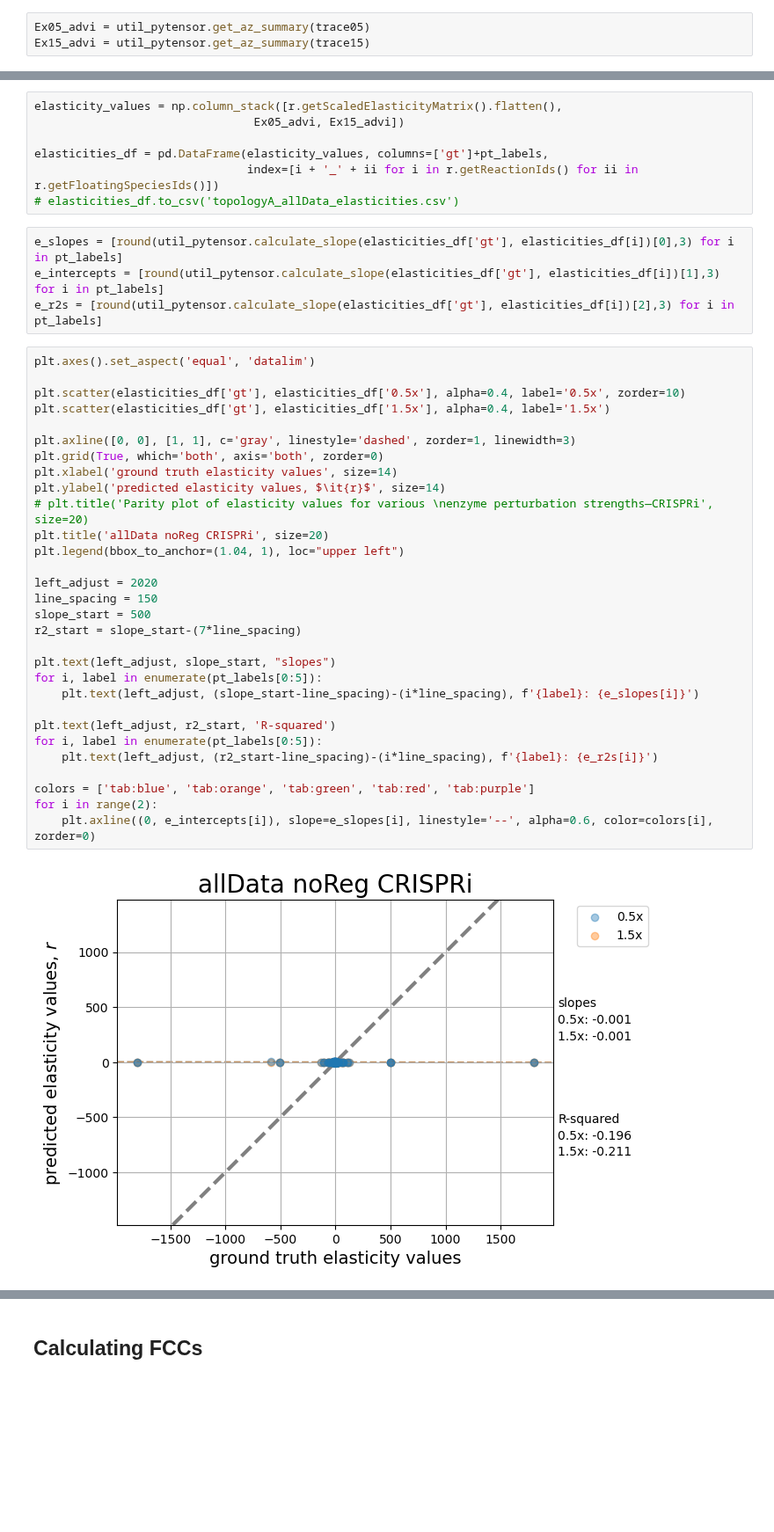
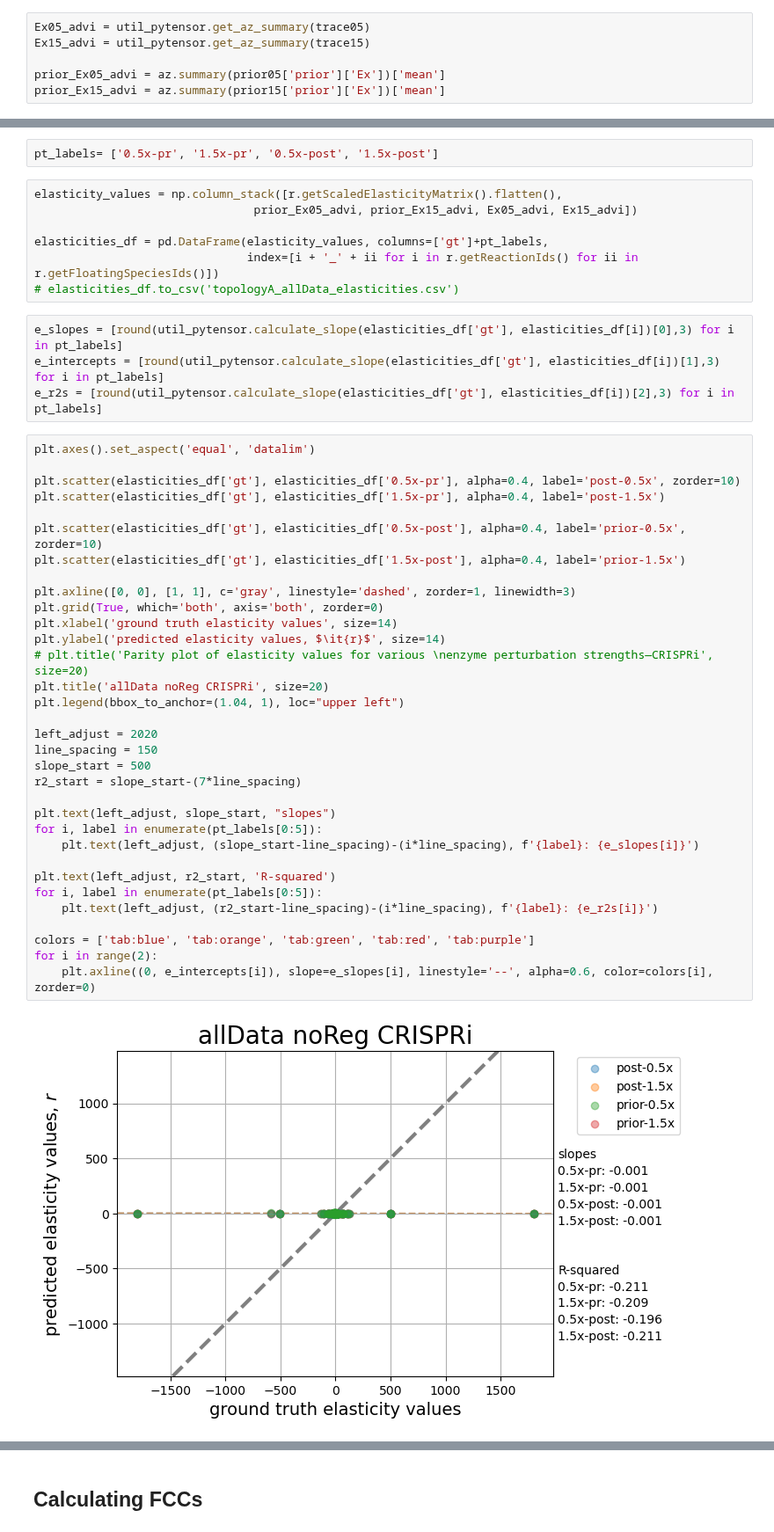
Before and after one commit to sys-bio/BMCA-pipeline, a Jupyter notebook: notebooks/topologyC/topologyC-omitInt10_emll.ipynb, the cells around one changed output, grey strips where cells are left out. Shown at 88% size. Drawn from its saved outputs; the diff is of its cells as text; blank space fills up the shorter version.

```diff
--- a/notebooks/topologyC/topologyC-omitInt10_emll.ipynb
+++ b/notebooks/topologyC/topologyC-omitInt10_emll.ipynb
@@ -268,6 +260,9 @@ Text(0.5, 0.98, 'BMCA on Topology C, 1.5x perturbation')
 # %%
 Ex05_advi = util_pytensor.get_az_summary(trace05)
 Ex15_advi = util_pytensor.get_az_summary(trace15)
+
+prior_Ex05_advi = az.summary(prior05['prior']['Ex'])['mean']
+prior_Ex15_advi = az.summary(prior15['prior']['Ex'])['mean']
 # %% [output]
 arviz - WARNING - Shape validation failed: input_shape: (1, 1000), minimum_shape: (chains=2, draws=4)
 arviz - WARNING - Shape validation failed: input_shape: (1, 1000), minimum_shape: (chains=2, draws=4)
@@ -274,6 +271,8 @@ arviz - WARNING - Shape validation failed: input_shape: (1, 1000), minimum_shape
+# %%
+pt_labels= ['0.5x-pr', '1.5x-pr', '0.5x-post', '1.5x-post']
 # %%
 elasticity_values = np.column_stack([r.getScaledElasticityMatrix().flatten(),
-                                Ex05_advi, Ex15_advi])
+                                prior_Ex05_advi, prior_Ex15_advi, Ex05_advi, Ex15_advi])
 
 elasticities_df = pd.DataFrame(elasticity_values, columns=['gt']+pt_labels,
                                index=[i + '_' + ii for i in r.getReactionIds() for ii in r.getFloatingSpeciesIds()])
@@ -285,35 +284,38 @@ e_r2s = [round(util_pytensor.calculate_slope(elasticities_df['gt'], elasticities
 # %%
 plt.axes().set_aspect('equal', 'datalim')
 
-plt.scatter(elasticities_df['gt'], elasticities_df['0.5x'], alpha=0.4, label='0.5x', zorder=10)
-plt.scatter(elasticities_df['gt'], elasticities_df['1.5x'], alpha=0.4, label='1.5x')
+plt.scatter(elasticities_df['gt'], elasticities_df['0.5x-pr'], alpha=0.4, label='post-0.5x', zorder=10)
+plt.scatter(elasticities_df['gt'], elasticities_df['1.5x-pr'], alpha=0.4, label='post-1.5x')
+
+plt.scatter(elasticities_df['gt'], elasticities_df['0.5x-post'], alpha=0.4, label='prior-0.5x', zorder=10)
+plt.scatter(elasticities_df['gt'], elasticities_df['1.5x-post'], alpha=0.4, label='prior-1.5x')
 
 plt.axline([0, 0], [1, 1], c='gray', linestyle='dashed', zorder=1, linewidth=3)
 plt.grid(True, which='both', axis='both', zorder=0)
 plt.xlabel('ground truth elasticity values', size=14)
 plt.ylabel('predicted elasticity values, $\it{r}$', size=14)
 # plt.title('Parity plot of elasticity values for various \nenzyme perturbation strengths—CRISPRi', size=20)
 plt.title('allData noReg CRISPRi', size=20)
 plt.legend(bbox_to_anchor=(1.04, 1), loc="upper left")
 
 left_adjust = 2020
 line_spacing = 150
 slope_start = 500
 r2_start = slope_start-(7*line_spacing)
 
 plt.text(left_adjust, slope_start, "slopes")
 for i, label in enumerate(pt_labels[0:5]):
     plt.text(left_adjust, (slope_start-line_spacing)-(i*line_spacing), f'{label}: {e_slopes[i]}')
 
 plt.text(left_adjust, r2_start, 'R-squared')
 for i, label in enumerate(pt_labels[0:5]):
     plt.text(left_adjust, (r2_start-line_spacing)-(i*line_spacing), f'{label}: {e_r2s[i]}')
 
 colors = ['tab:blue', 'tab:orange', 'tab:green', 'tab:red', 'tab:purple']
 for i in range(2):
     plt.axline((0, e_intercepts[i]), slope=e_slopes[i], linestyle='--', alpha=0.6, color=colors[i], zorder=0)
 # %% [output]
-[figure, old version]
+[figure, new version]
 # %%
 # plt.axes().set_aspect('equal', 'datalim')
 
```
Also changed, not shown: parts of 7 cells of this notebook, 7 other files.
